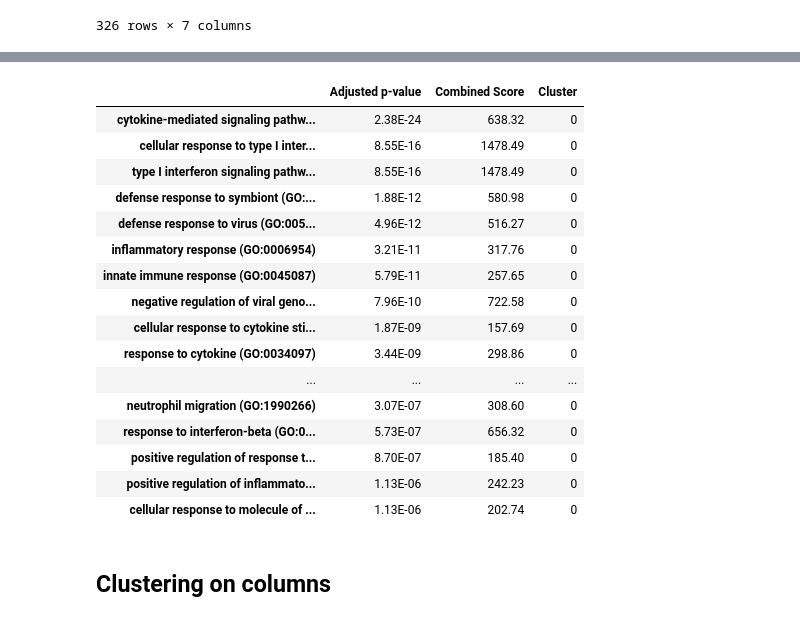
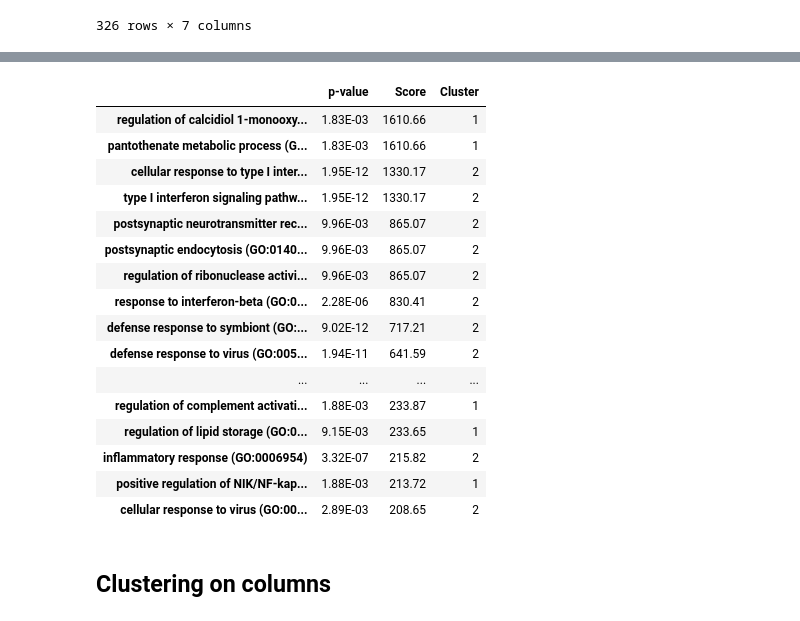
Before and after one commit to PRodrigues98/Analysis-of-regulatory-response-to-SARS-CoV-2-infection, a Jupyter notebook: Clustering/Clustering_NHBE.ipynb, the cells around one changed output, grey strips where cells are left out. Cells and saved outputs as stored; diff of their text form; code cells hidden in the pictures.

```diff
--- a/Clustering/Clustering_NHBE.ipynb
+++ b/Clustering/Clustering_NHBE.ipynb
@@ -185,44 +190,49 @@ import json
 
 with open('results_NHBE.json', 'w') as file:
      file.write(json.dumps(results_enrichment)) # use `json.loads` to do the reverse
+# %%
+import json
+
+with open('results_NHBE.json') as file:
+    results_enrichment = json.load(file)
 # %%
-dataset = {'Adjusted p-value': [], 'Combined Score': [], 'Cluster': []}
+dataset = {'p-value': [], 'Score': [], 'Cluster': []}
 index = []
 
 for cluster_num in range(len(results_enrichment['distance'])):
     for term in results_enrichment['distance'][cluster_num]:
         index += [term[1]]
-        dataset['Adjusted p-value'] += [term[6]]
-        dataset['Combined Score'] += [term[4]]
+        dataset['p-value'] += [term[6]]
+        dataset['Score'] += [term[4]]
         dataset['Cluster'] += [cluster_num]
 enrichment_dataset = pd.DataFrame(dataset, index = index)
 # %%
 pd.set_option("display.max_rows", None)
-selection = enrichment_dataset.sort_values('Adjusted p-value').head(25)
+selection = enrichment_dataset[enrichment_dataset['p-value'] < 0.01].sort_values('Score', ascending = False).head(25)
 
-selection['Adjusted p-value'] = selection['Adjusted p-value'].map(lambda x: '%.2E' % x)
-selection['Combined Score'] = selection['Combined Score'].map(lambda x: '%.2f' % x)
+selection['p-value'] = selection['p-value'].map(lambda x: '%.2E' % x)
+selection['Score'] = selection['Score'].map(lambda x: '%.2f' % x)
 
 selection.to_csv('NHBE_table.csv')
 selection
 # %% [output]
-|  | Adjusted p-value | Combined Score | Cluster |
-| cytokine-mediated signaling pathw... | 2.38E-24 | 638.32 | 0 |
-| cellular response to type I inter... | 8.55E-16 | 1478.49 | 0 |
-| type I interferon signaling pathw... | 8.55E-16 | 1478.49 | 0 |
-| defense response to symbiont (GO:... | 1.88E-12 | 580.98 | 0 |
-| defense response to virus (GO:005... | 4.96E-12 | 516.27 | 0 |
-| inflammatory response (GO:0006954) | 3.21E-11 | 317.76 | 0 |
-| innate immune response (GO:0045087) | 5.79E-11 | 257.65 | 0 |
-| negative regulation of viral geno... | 7.96E-10 | 722.58 | 0 |
-| cellular response to cytokine sti... | 1.87E-09 | 157.69 | 0 |
-| response to cytokine (GO:0034097) | 3.44E-09 | 298.86 | 0 |
+|  | p-value | Score | Cluster |
+| regulation of calcidiol 1-monooxy... | 1.83E-03 | 1610.66 | 1 |
+| pantothenate metabolic process (G... | 1.83E-03 | 1610.66 | 1 |
+| cellular response to type I inter... | 1.95E-12 | 1330.17 | 2 |
+| type I interferon signaling pathw... | 1.95E-12 | 1330.17 | 2 |
+| postsynaptic neurotransmitter rec... | 9.96E-03 | 865.07 | 2 |
+| postsynaptic endocytosis (GO:0140... | 9.96E-03 | 865.07 | 2 |
+| regulation of ribonuclease activi... | 9.96E-03 | 865.07 | 2 |
+| response to interferon-beta (GO:0... | 2.28E-06 | 830.41 | 2 |
+| defense response to symbiont (GO:... | 9.02E-12 | 717.21 | 2 |
+| defense response to virus (GO:005... | 1.94E-11 | 641.59 | 2 |
 | ... | ... | ... | ... |
-| neutrophil migration (GO:1990266) | 3.07E-07 | 308.60 | 0 |
-| response to interferon-beta (GO:0... | 5.73E-07 | 656.32 | 0 |
-| positive regulation of response t... | 8.70E-07 | 185.40 | 0 |
-| positive regulation of inflammato... | 1.13E-06 | 242.23 | 0 |
-| cellular response to molecule of ... | 1.13E-06 | 202.74 | 0 |
+| regulation of complement activati... | 1.88E-03 | 233.87 | 1 |
+| regulation of lipid storage (GO:0... | 9.15E-03 | 233.65 | 1 |
+| inflammatory response (GO:0006954) | 3.32E-07 | 215.82 | 2 |
+| positive regulation of NIK/NF-kap... | 1.88E-03 | 213.72 | 1 |
+| cellular response to virus (GO:00... | 2.89E-03 | 208.65 | 2 |
 # %% [markdown]
 ## Clustering on columns
 # %%
```
Also changed, not shown: parts of 6 cells of this notebook, 11 other files.
